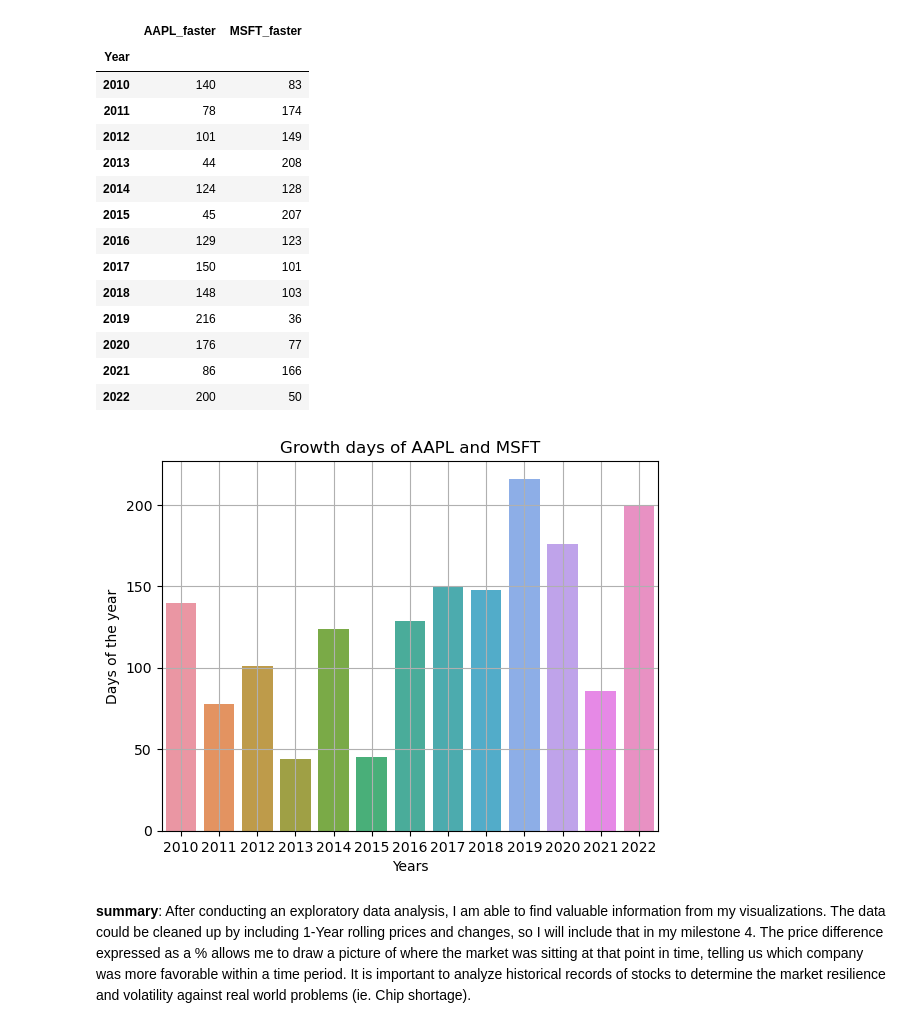
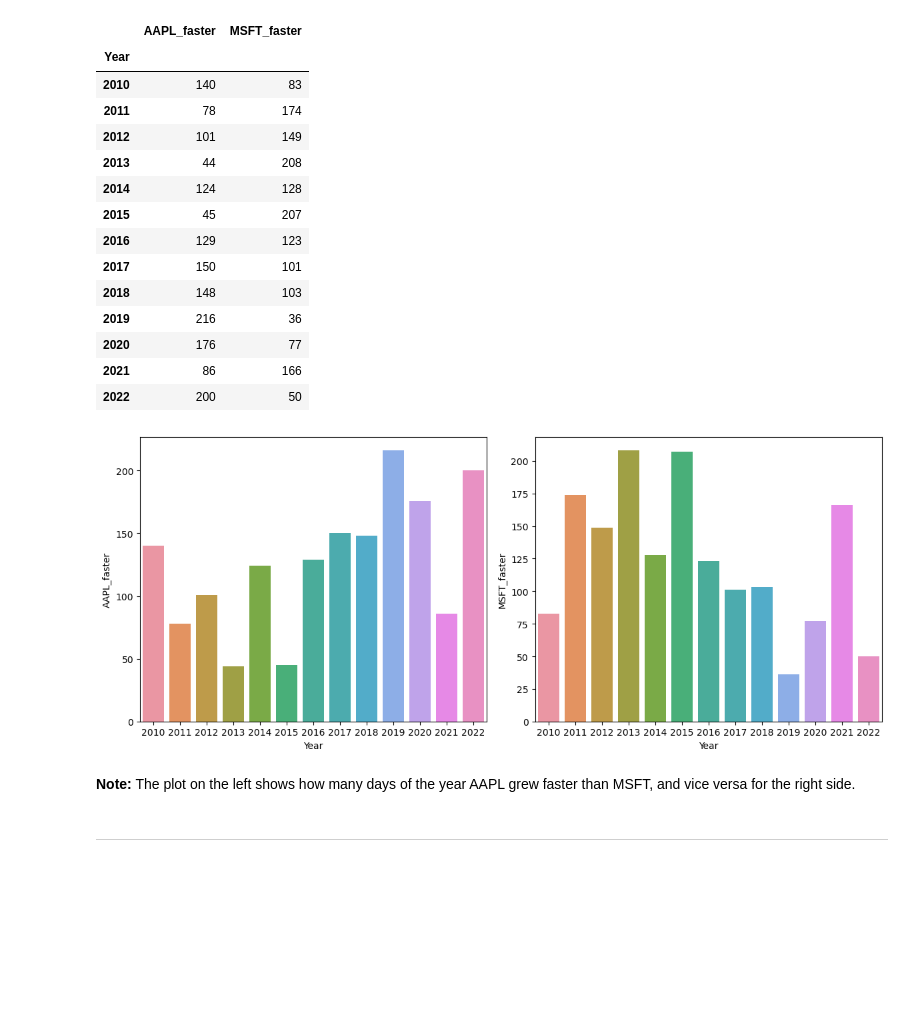
Before and after one commit to ubco-W2022T2-data301/project-group-group11, a Jupyter notebook: analysis/analysis2.ipynb, the cells around one changed output. Cells and saved outputs as stored; diff of their text form; code cells hidden in the pictures; blank space fills up the shorter version.

Commit message:
completed graph, all issues dealt with

```diff
--- a/analysis/analysis2.ipynb
+++ b/analysis/analysis2.ipynb
@@ -199,15 +199,16 @@ growth
 | 2020 | 176 | 77 |
 | 2021 | 86 | 166 |
 | 2022 | 200 | 50 |
-# %%
-sns.barplot(data=growth, x=growth.index, y='AAPL_faster')
-#data=df, x="island", y="body_mass_g", hue="sex"
-plt.title("Growth days of AAPL and MSFT")
-plt.ylabel("Days of the year")
-plt.xlabel("Years")
-plt.grid(True)
-plt.show()
-# %% [output]
-[figure, removed]
-# %% [markdown]
-**summary**: After conducting an exploratory data analysis, I am able to find valuable information from my visualizations. The data could be cleaned up by including 1-Year rolling prices and changes, so I will include that in my milestone 4. The price difference expressed as a % allows me to draw a picture of where the market was sitting at that point in time, telling us which company was more favorable within a time period. It is important to analyze historical records of stocks to determine the market resilience and volatility against real world problems (ie. Chip shortage).
+# %%
+plt.rcParams["figure.figsize"] = [12, 5]
+plt.rcParams["figure.autolayout"] = True
+f, axes = plt.subplots(1, 2)
+sns.barplot(data=growth, x=growth.index, y='AAPL_faster', ax=axes[0])
+sns.barplot(data=growth, x=growth.index, y='MSFT_faster', ax=axes[1])
+plt.show()
+# %% [output]
+[figure, added]
+# %% [markdown]
+**Note:** The plot on the left shows how many days of the year AAPL grew faster than MSFT, and vice versa for the right side.
+# %% [markdown]
+---
```
Also changed, not shown: parts of 1 cell of this notebook.
